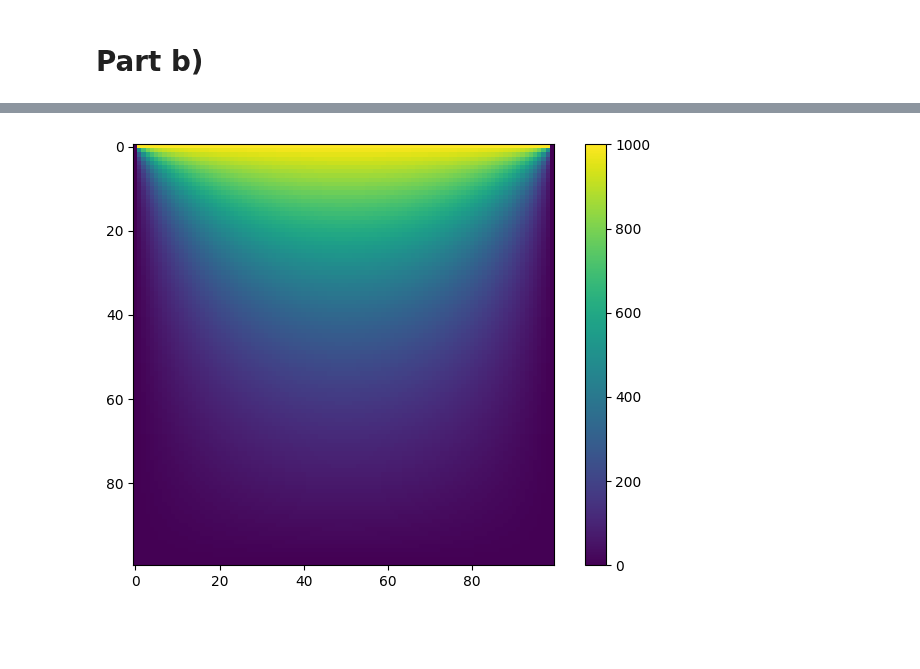
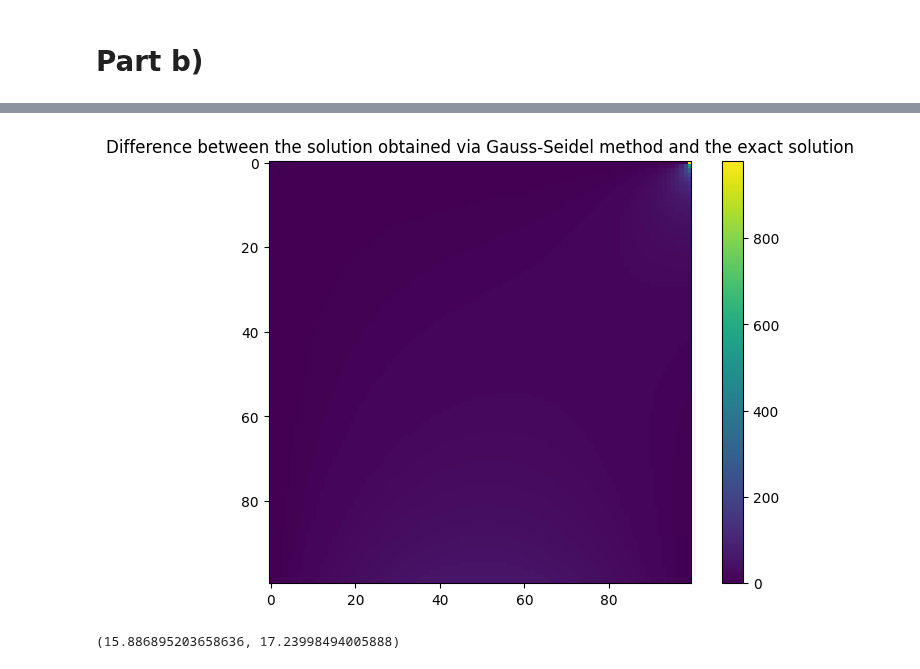
Before and after one commit to corinnawegner/Computational-physics, a Jupyter notebook: Project 4/Problem 1.ipynb, the cells around one changed output, grey strips where cells are left out. Saved outputs shown, nothing was run; the diff lists cells and outputs as text; code cells hidden in the pictures; blank space fills up the shorter version.

```diff
--- a/Project 4/Problem 1.ipynb
+++ b/Project 4/Problem 1.ipynb
@@ -119,7 +128,7 @@ def Gauss_Seidel_relaxation(A, b, x_0, epsilon_max = 0.001):
         for r_i in range_inner:
             epsilon_mat[r_i] = np.abs(x[r_i]-0.25*(x[r_i+L]+x[r_i-L]+x[r_i+1]+x[r_i-1]))
         num_iterations += 1
-        if num_iterations%100 == 0:
+        if num_iterations%500 == 0:
             print(np.max(epsilon_mat))
     return x, num_iterations, np.max(epsilon_mat), np.mean(epsilon_mat)
 
@@ -430,9 +428,14 @@ plt.show()
-# %%
-x_end_GSR_reshaped = x_end_GSR.reshape((L,L))
-fig_1, ax_1 = plt.subplots()
-im = ax_1.imshow(x_end_GSR_reshaped)
-cbar = fig_1.colorbar(im, ax=ax_1)
-plt.tight_layout()
-plt.show()
-# %% [output]
-[figure, removed]
+# %%
+fig_diff, ax_diff = plt.subplots()
+arr_diff = np.abs(x_end_GSR_reshaped-arr_phi_1000)
+im_diff = ax_diff.imshow(arr_diff)
+cbar = fig_diff.colorbar(im_diff, ax=ax_diff)
+plt.tight_layout()
+plt.title("Difference between the solution obtained via Gauss-Seidel method and the exact solution")
+plt.show()
+# %% [output]
+[figure, added]
+# %%
+np.mean(arr_diff), np.std(arr_diff)
+# %% [output]
+(15.886895203658636, 17.23998494005888)
```
Also changed, not shown: parts of 13 cells of this notebook.
